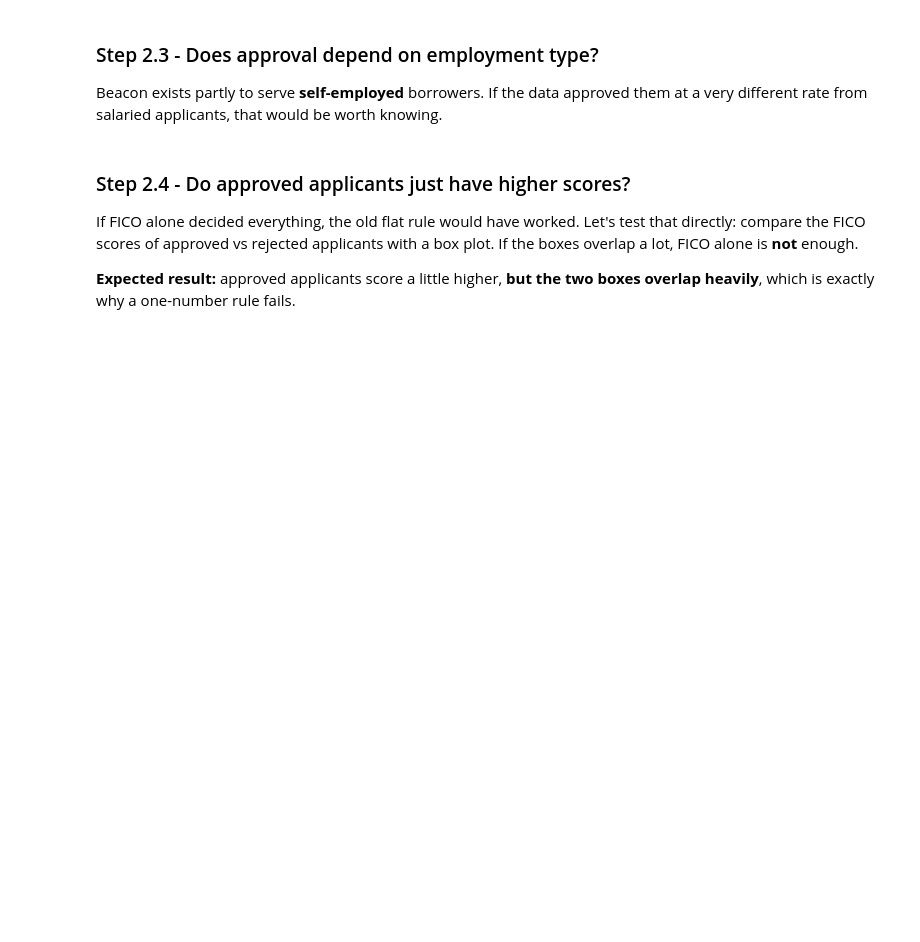
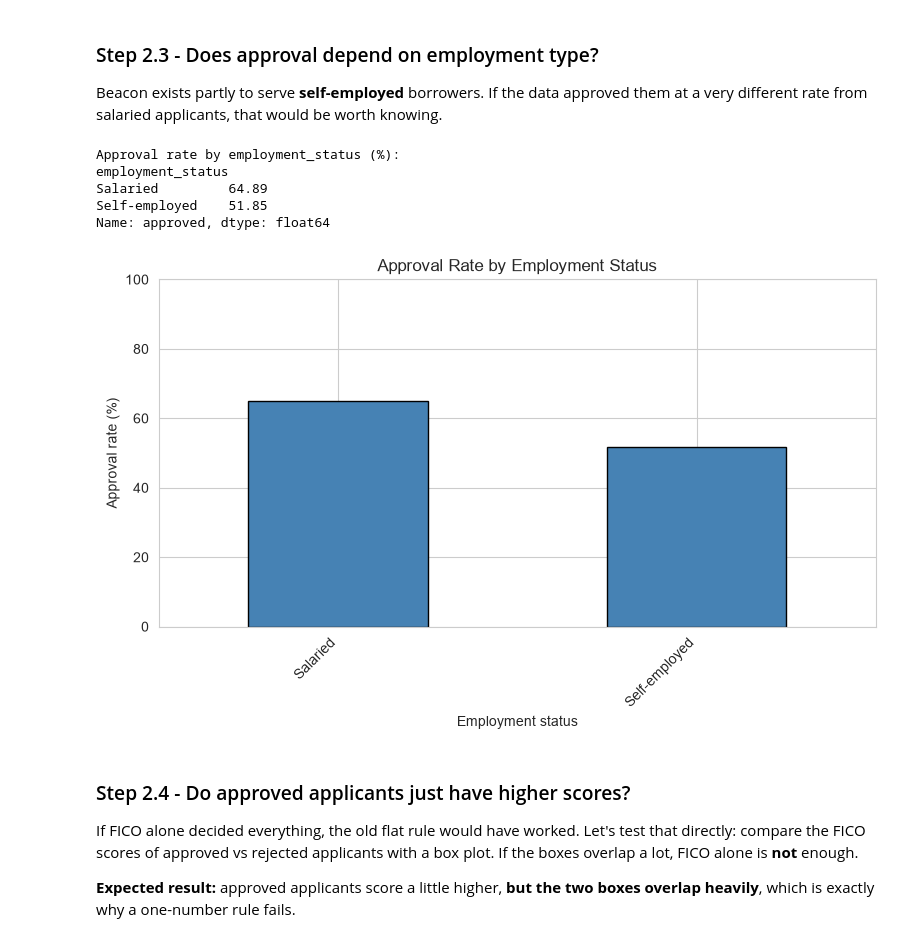
Before and after one commit to emilyejohnson/Beacon-Community-Capital, a Jupyter notebook: Learner_Guide_Notebook.ipynb, the cells around one changed output. Saved outputs shown, nothing was run; the diff lists cells and outputs as text; code cells hidden in the pictures; blank space fills up the shorter version.

```diff
--- a/Learner_Guide_Notebook.ipynb
+++ b/Learner_Guide_Notebook.ipynb
@@ -380,10 +490,38 @@ Beacon exists partly to serve **self-employed** borrowers. If the data approved
 # %%
 ## TASK: Approval rate by employment type.
 ## Prompt Codex to, using df:
 ##   1. calculate the percentage of applications Approved within each employment_status, and print it,
 ##   2. draw a bar chart of those two approval rates with a title and a y-axis label ("Approval rate (%)").
 
-______
+# Step 2.3: Approval rate by employment_status (no changes to df)
+
+import matplotlib.pyplot as plt
+
+approval_rates = (
+    df.groupby("employment_status")["approved"]
+      .apply(lambda series: (series == "Approved").mean() * 100)
+      .sort_values(ascending=False)
+)
+
+print("Approval rate by employment_status (%):")
+print(approval_rates.round(2))
+
+plt.figure(figsize=(8, 5))
+approval_rates.plot(kind="bar", color="steelblue", edgecolor="black")
+plt.title("Approval Rate by Employment Status")
+plt.xlabel("Employment status")
+plt.ylabel("Approval rate (%)")
+plt.ylim(0, 100)
+plt.xticks(rotation=45, ha="right")
+plt.tight_layout()
+plt.show()
+# %% [output]
+Approval rate by employment_status (%):
+employment_status
+Salaried         64.89
+Self-employed    51.85
+Name: approved, dtype: float64
+[figure, added]
 # %% [markdown]
 ### Step 2.4 - Do approved applicants just have higher scores?
 
```
Also changed, not shown: parts of 11 cells of this notebook.
